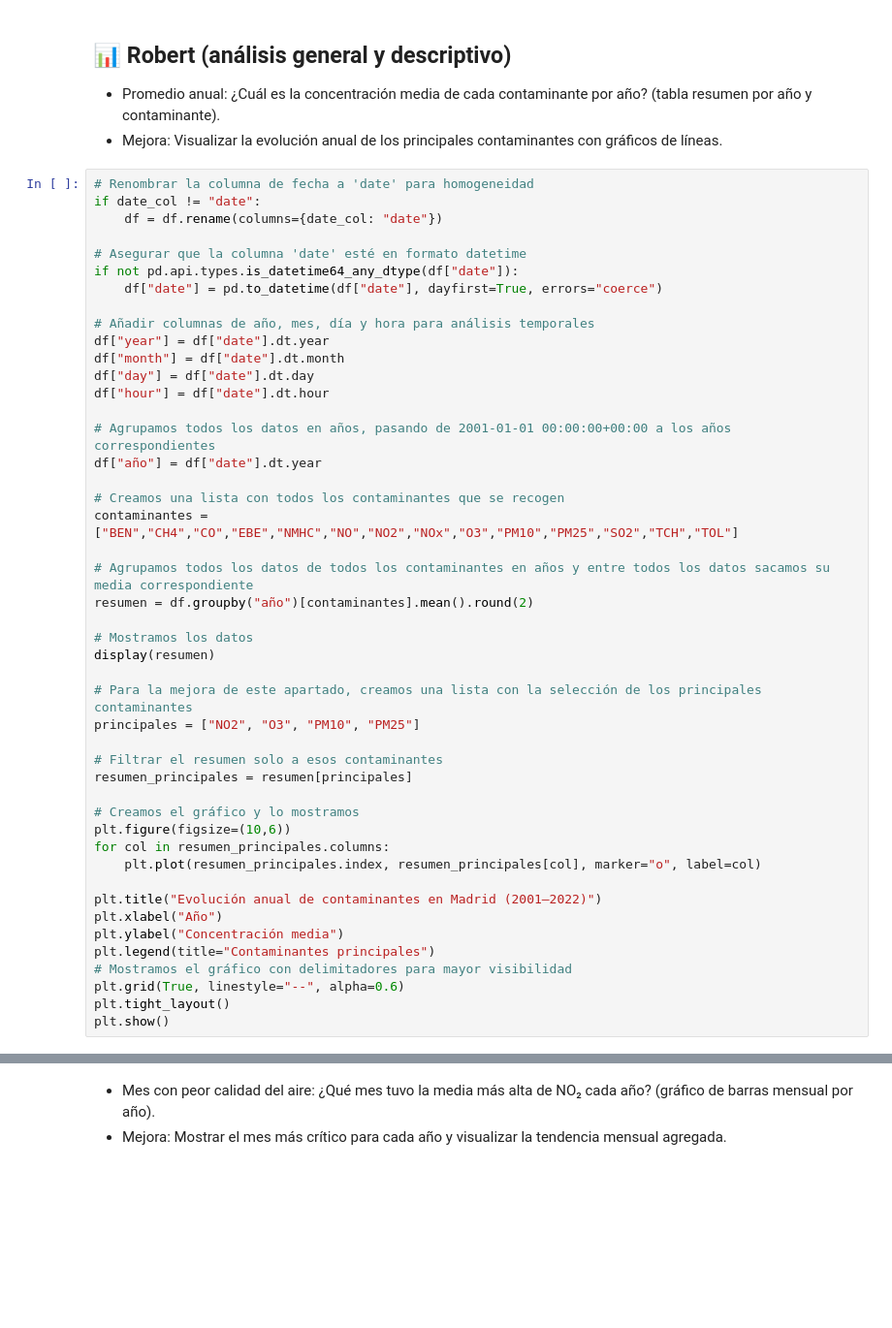
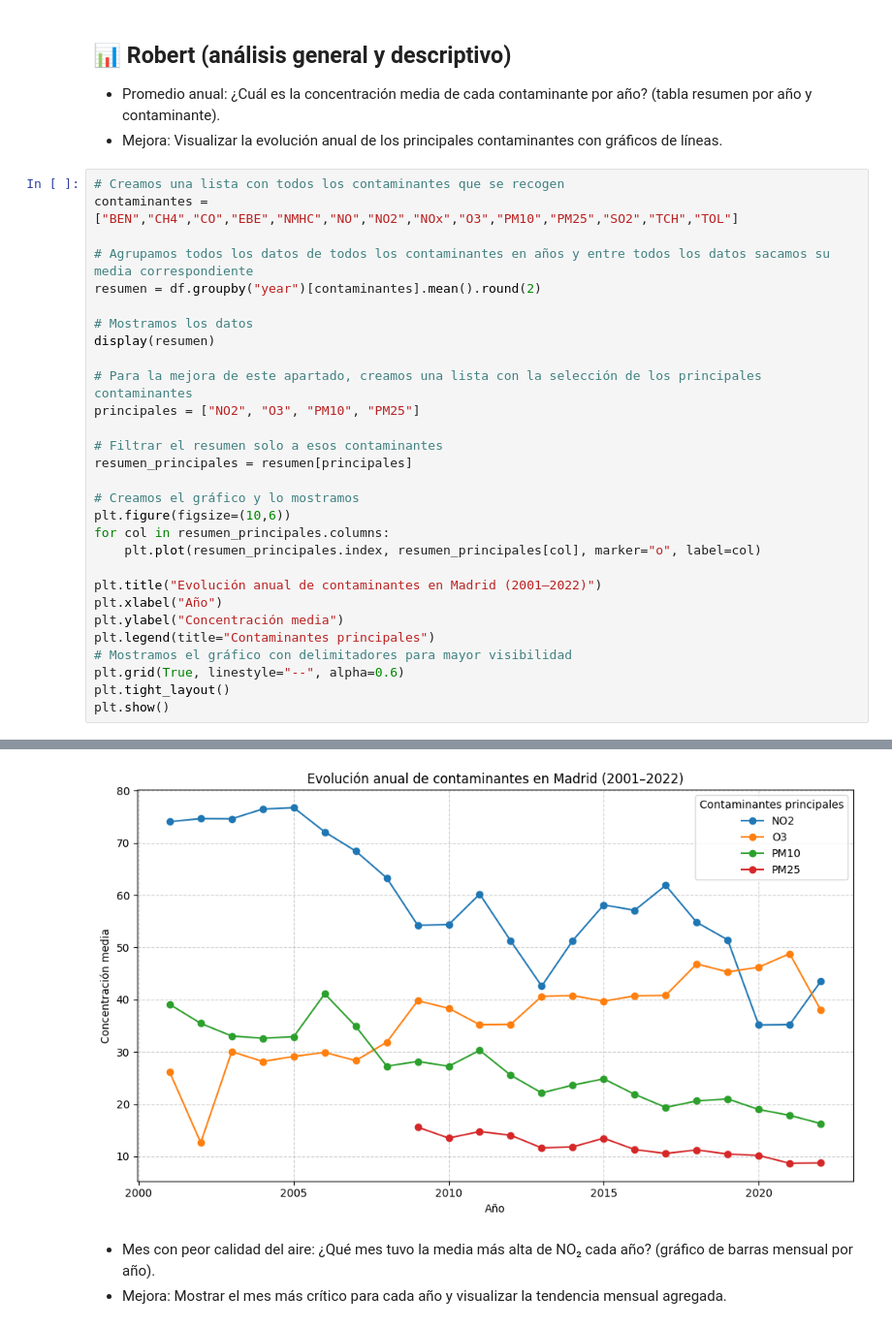
Before and after one commit to thisisrober/analisis-exploratorio-dataset-airquality-madrid, a Jupyter notebook: notebook.ipynb, the cells around one changed output, grey strips where cells are left out. Shown at 97% size. Cells and saved outputs as stored; diff of their text form; blank space fills up the shorter version.

```diff
--- a/notebook.ipynb
+++ b/notebook.ipynb
@@ -182,28 +268,11 @@ El dataset está ahora preparado para la siguiente etapa: el análisis general y
 - Promedio anual: ¿Cuál es la concentración media de cada contaminante por año? (tabla resumen por año y contaminante).
 - Mejora: Visualizar la evolución anual de los principales contaminantes con gráficos de líneas.
 # %%
-# Renombrar la columna de fecha a 'date' para homogeneidad
-if date_col != "date":
-    df = df.rename(columns={date_col: "date"})
-
-# Asegurar que la columna 'date' esté en formato datetime
-if not pd.api.types.is_datetime64_any_dtype(df["date"]):
-    df["date"] = pd.to_datetime(df["date"], dayfirst=True, errors="coerce")
-
-# Añadir columnas de año, mes, día y hora para análisis temporales
-df["year"] = df["date"].dt.year
-df["month"] = df["date"].dt.month
-df["day"] = df["date"].dt.day
-df["hour"] = df["date"].dt.hour
-
-# Agrupamos todos los datos en años, pasando de 2001-01-01 00:00:00+00:00 a los años correspondientes
-df["año"] = df["date"].dt.year
-
 # Creamos una lista con todos los contaminantes que se recogen
 contaminantes = ["BEN","CH4","CO","EBE","NMHC","NO","NO2","NOx","O3","PM10","PM25","SO2","TCH","TOL"]
 
 # Agrupamos todos los datos de todos los contaminantes en años y entre todos los datos sacamos su media correspondiente
-resumen = df.groupby("año")[contaminantes].mean().round(2)
+resumen = df.groupby("year")[contaminantes].mean().round(2)
 
 # Mostramos los datos
 display(resumen)
@@ -227,3 +296,4 @@ plt.legend(title="Contaminantes principales")
 plt.grid(True, linestyle="--", alpha=0.6)
 plt.tight_layout()
 plt.show()
+# %% [output]
@@ -230,3 +318,4 @@ plt.show()
+[figure, added]
 # %% [markdown]
 - Mes con peor calidad del aire: ¿Qué mes tuvo la media más alta de NO₂ cada año? (gráfico de barras mensual por año).
 - Mejora: Mostrar el mes más crítico para cada año y visualizar la tendencia mensual agregada.
```
Also changed, not shown: parts of 25 cells of this notebook.
